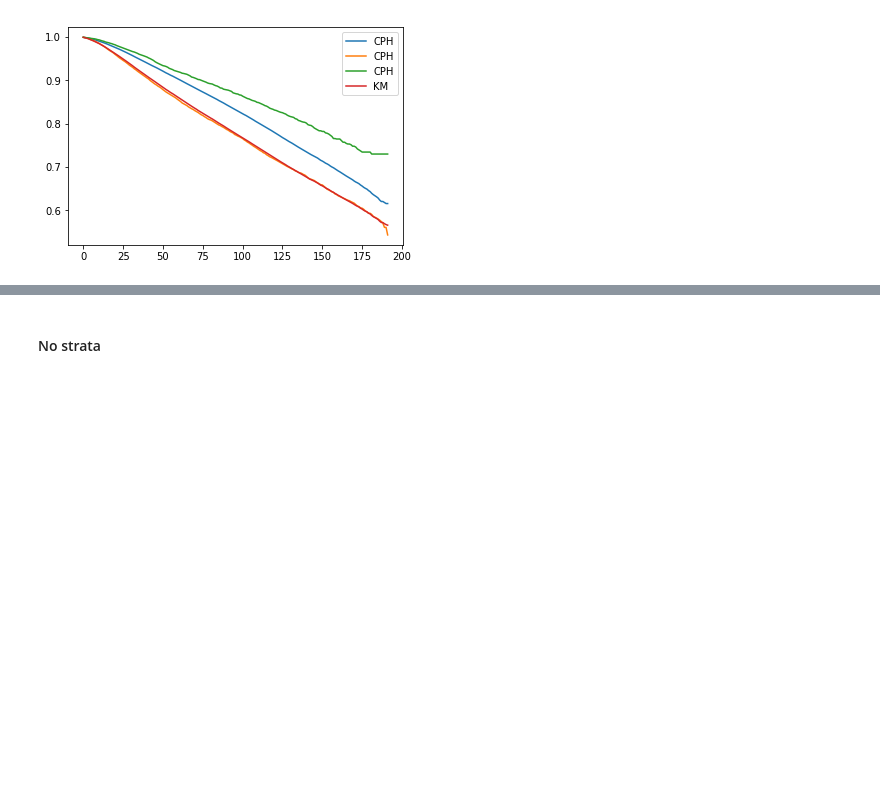
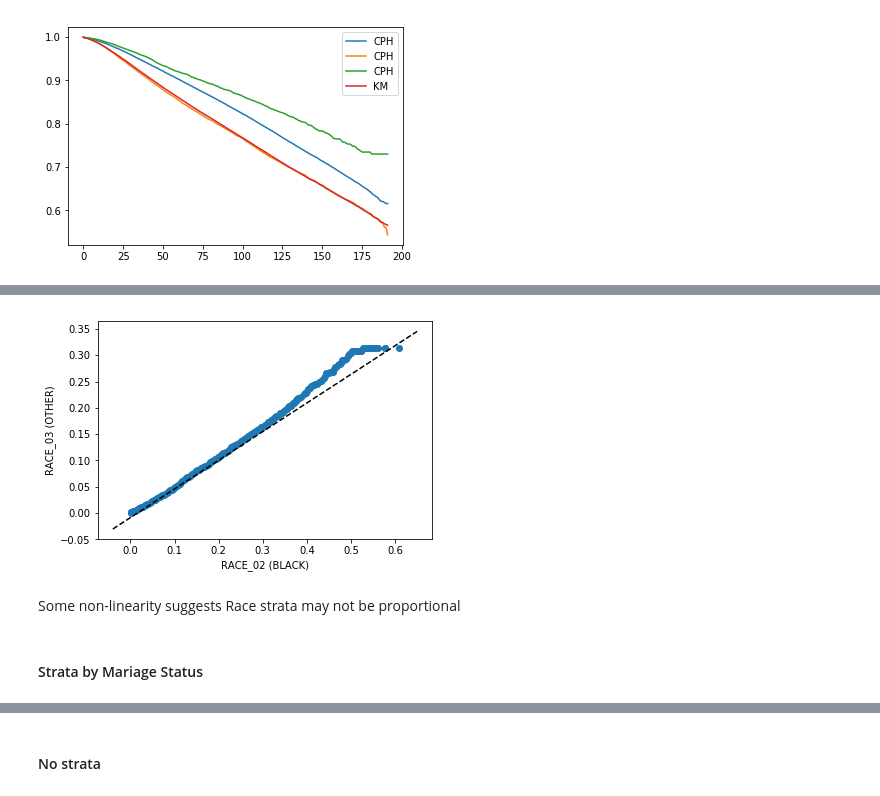
Before and after one commit to kbfreder/breast-cancer, a Jupyter notebook: SurvivalAnlaysis-01.ipynb, the cells around one changed output, grey strips where cells are left out. Saved outputs shown, nothing was run; the diff lists cells and outputs as text; code cells hidden in the pictures; blank space fills up the shorter version.

```diff
--- a/SurvivalAnlaysis-01.ipynb
+++ b/SurvivalAnlaysis-01.ipynb
@@ -124,0 +135,12 @@ cph.plot_covariate_groups('AGE_DX', range(40,70,5))
+# %%
+plt.scatter(x=cph.baseline_cumulative_hazard_[['02']], y=cph.baseline_cumulative_hazard_[['03']])
+ax = plt.gca()
+plt.plot(ax.get_xlim(), ax.get_ylim(), color='k', ls='--')
+plt.xlabel('RACE_02 (BLACK)')
+plt.ylabel('RACE_03 (OTHER)');
+# %% [output]
+[figure, added]
+# %% [markdown]
+Some non-linearity suggests Race strata may not be proportional
+# %% [markdown]
+#### Strata by Mariage Status
```
Also changed, not shown: parts of 19 cells of this notebook.
